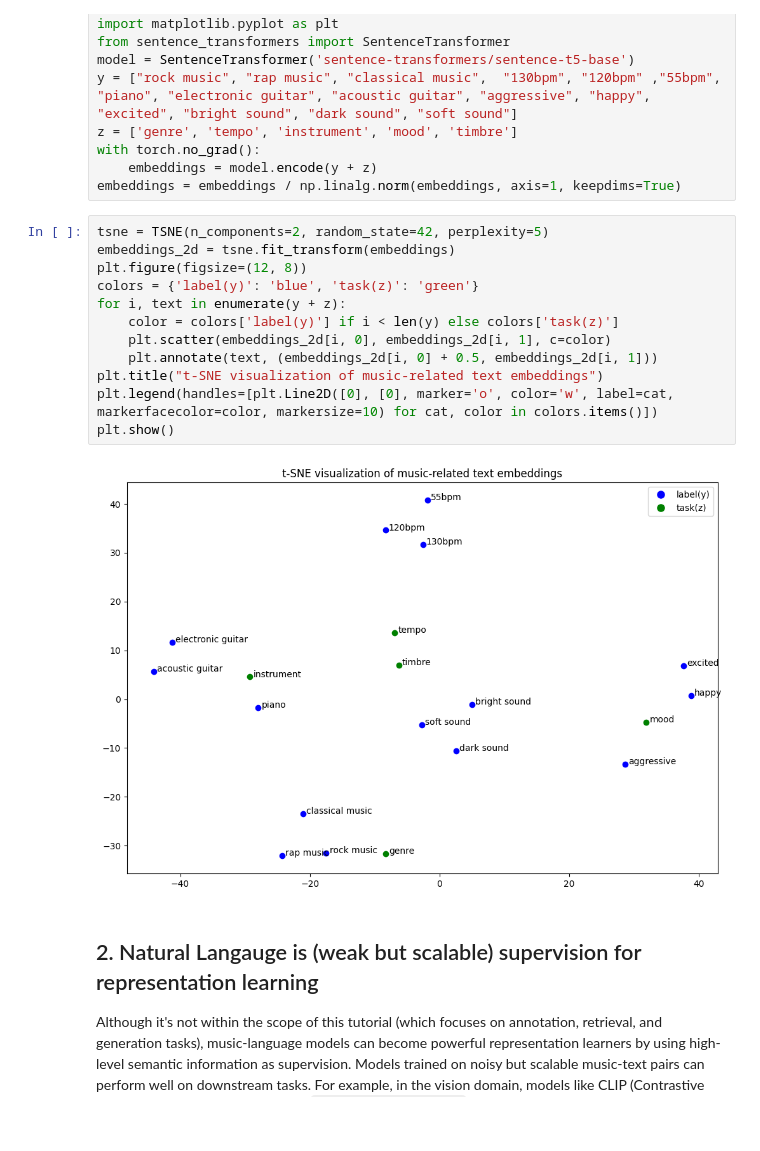
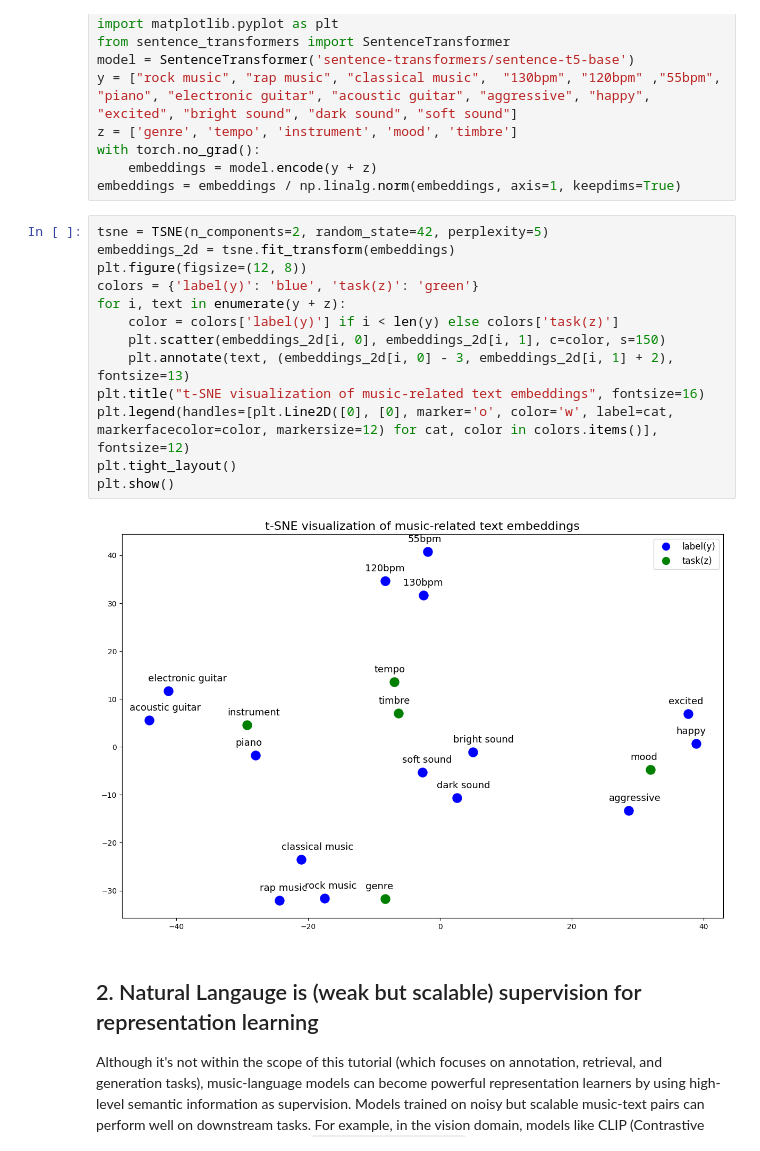
Before and after one commit to mulab-mir/music-language-tutorial, a Jupyter notebook: book/introduction/advantange.ipynb, the cells around one changed output. Cells and saved outputs as stored; diff of their text form; blank space fills up the shorter version.

```diff
--- a/book/introduction/advantange.ipynb
+++ b/book/introduction/advantange.ipynb
@@ -28,17 +28,18 @@ embeddings = embeddings / np.linalg.norm(embeddings, axis=1, keepdims=True)
 # %%
 tsne = TSNE(n_components=2, random_state=42, perplexity=5)
 embeddings_2d = tsne.fit_transform(embeddings)
 plt.figure(figsize=(12, 8))
 colors = {'label(y)': 'blue', 'task(z)': 'green'}
 for i, text in enumerate(y + z):
     color = colors['label(y)'] if i < len(y) else colors['task(z)']
-    plt.scatter(embeddings_2d[i, 0], embeddings_2d[i, 1], c=color)
-    plt.annotate(text, (embeddings_2d[i, 0] + 0.5, embeddings_2d[i, 1]))
-plt.title("t-SNE visualization of music-related text embeddings")
-plt.legend(handles=[plt.Line2D([0], [0], marker='o', color='w', label=cat, markerfacecolor=color, markersize=10) for cat, color in colors.items()])
+    plt.scatter(embeddings_2d[i, 0], embeddings_2d[i, 1], c=color, s=150)
+    plt.annotate(text, (embeddings_2d[i, 0] - 3, embeddings_2d[i, 1] + 2), fontsize=13)
+plt.title("t-SNE visualization of music-related text embeddings", fontsize=16)
+plt.legend(handles=[plt.Line2D([0], [0], marker='o', color='w', label=cat, markerfacecolor=color, markersize=12) for cat, color in colors.items()], fontsize=12)
+plt.tight_layout()
 plt.show()
 # %% [output]
-[figure, old version]
+[figure, new version]
 # %% [markdown]
 ## 2. Natural Langauge is (weak but scalable) supervision for representation learning
 
```
Also changed, not shown: parts of 1 cell of this notebook.
